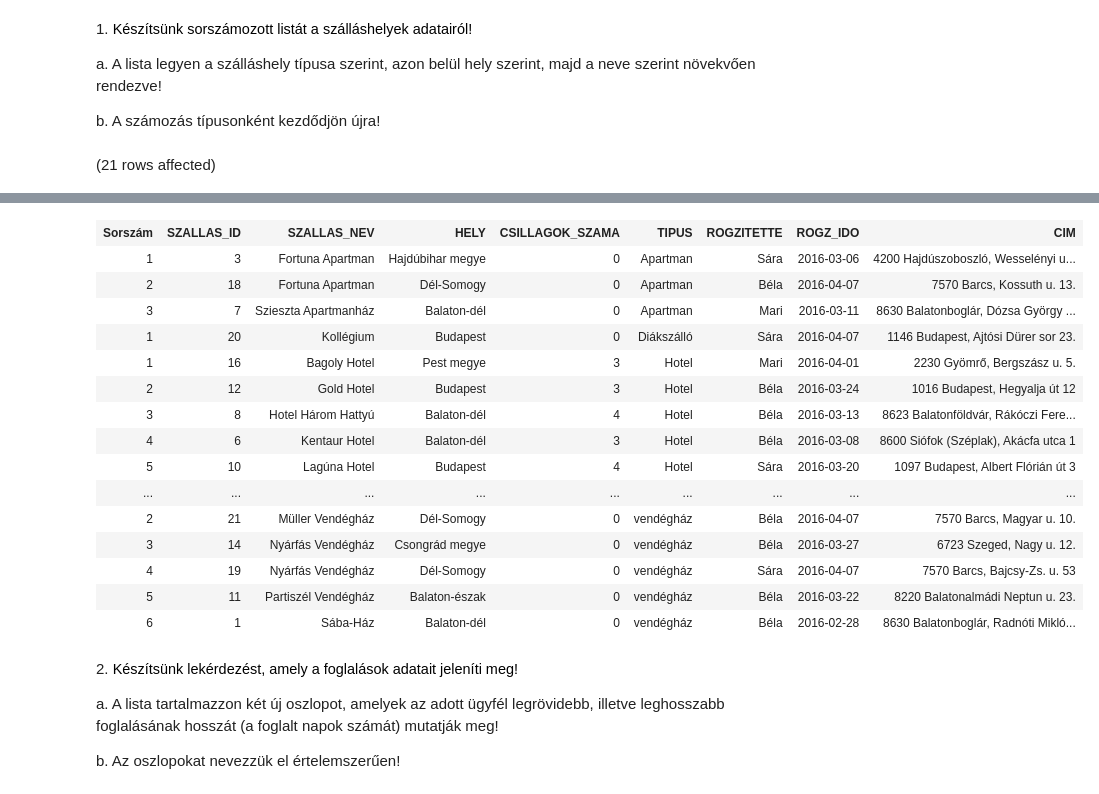
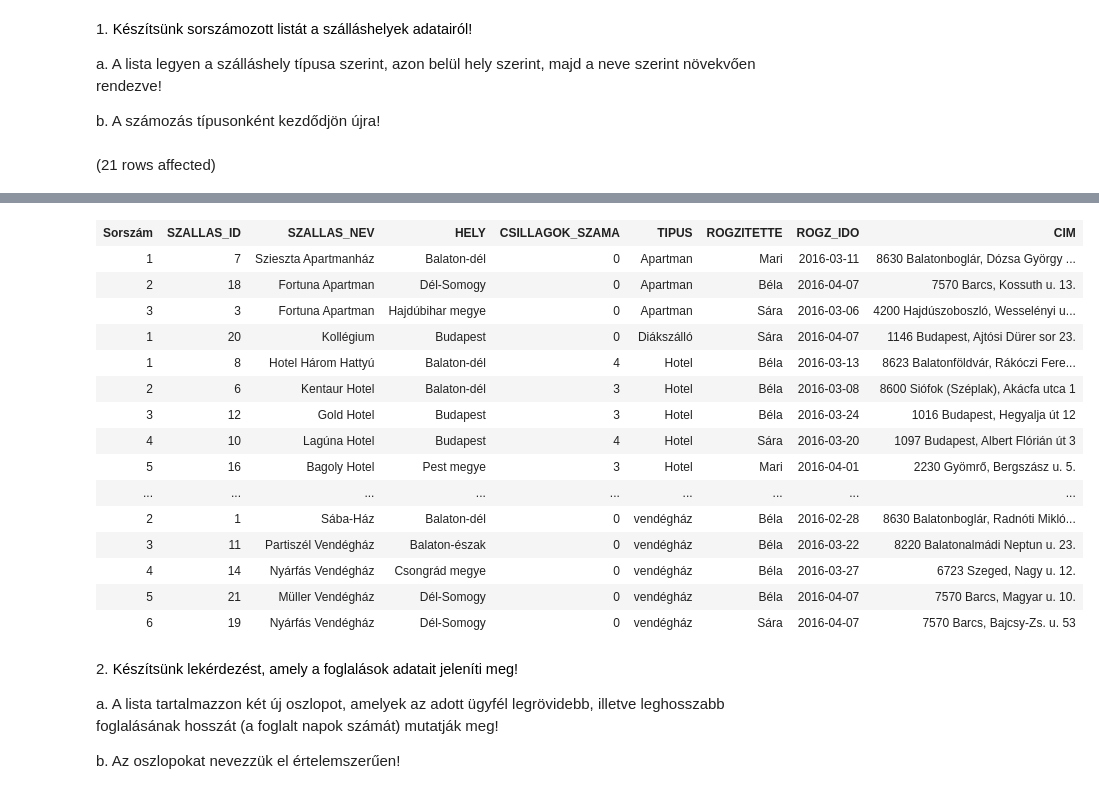
Before and after one commit to szantov/sql_g02, a Jupyter notebook: gyakorlat06_feladatok.ipynb, the cells around one changed output, grey strips where cells are left out. Drawn from its saved outputs; the diff is of its cells as text; code cells hidden in the pictures.

```diff
--- a/gyakorlat06_feladatok.ipynb
+++ b/gyakorlat06_feladatok.ipynb
@@ -5,10 +5,8 @@ a. A lista legyen a szálláshely típusa szerint, azon belül hely szerint, maj
 
 b. A számozás típusonként kezdődjön újra!
 # %%
-SELECT ROW_NUMBER() OVER(
-    PARTITION BY TIPUS
-    ORDER BY TIPUS, SZALLAS_NEV) AS 'Sorszám',
-       *
-FROM szallashely
+SELECT ROW_NUMBER() OVER(PARTITION BY TIPUS ORDER BY HELY, SZALLAS_NEV) AS 'Sorszám', *
+FROM Szallashely
+ORDER BY TIPUS, HELY, SZALLAS_NEV
 # %% [output]
 (21 rows affected)
@@ -16,19 +14,19 @@ Total execution time: 00:00:00.011
 | Sorszám | SZALLAS_ID | SZALLAS_NEV | HELY | CSILLAGOK_SZAMA | TIPUS | ROGZITETTE | ROGZ_IDO | CIM |
-| 1 | 3 | Fortuna Apartman | Hajdúbihar megye | 0 | Apartman | Sára | 2016-03-06 | 4200 Hajdúszoboszló, Wesselényi u... |
+| 1 | 7 | Szieszta Apartmanház | Balaton-dél | 0 | Apartman | Mari | 2016-03-11 | 8630 Balatonboglár, Dózsa György ... |
 | 2 | 18 | Fortuna Apartman | Dél-Somogy | 0 | Apartman | Béla | 2016-04-07 | 7570 Barcs, Kossuth u. 13. |
-| 3 | 7 | Szieszta Apartmanház | Balaton-dél | 0 | Apartman | Mari | 2016-03-11 | 8630 Balatonboglár, Dózsa György ... |
+| 3 | 3 | Fortuna Apartman | Hajdúbihar megye | 0 | Apartman | Sára | 2016-03-06 | 4200 Hajdúszoboszló, Wesselényi u... |
 | 1 | 20 | Kollégium | Budapest | 0 | Diákszálló | Sára | 2016-04-07 | 1146 Budapest, Ajtósi Dürer sor 23. |
-| 1 | 16 | Bagoly Hotel | Pest megye | 3 | Hotel | Mari | 2016-04-01 | 2230 Gyömrő, Bergszász u. 5. |
-| 2 | 12 | Gold Hotel | Budapest | 3 | Hotel | Béla | 2016-03-24 | 1016 Budapest, Hegyalja út 12 |
-| 3 | 8 | Hotel Három Hattyú | Balaton-dél | 4 | Hotel | Béla | 2016-03-13 | 8623 Balatonföldvár, Rákóczi Fere... |
-| 4 | 6 | Kentaur Hotel | Balaton-dél | 3 | Hotel | Béla | 2016-03-08 | 8600 Siófok (Széplak), Akácfa utca 1 |
-| 5 | 10 | Lagúna Hotel | Budapest | 4 | Hotel | Sára | 2016-03-20 | 1097 Budapest, Albert Flórián út 3 |
+| 1 | 8 | Hotel Három Hattyú | Balaton-dél | 4 | Hotel | Béla | 2016-03-13 | 8623 Balatonföldvár, Rákóczi Fere... |
+| 2 | 6 | Kentaur Hotel | Balaton-dél | 3 | Hotel | Béla | 2016-03-08 | 8600 Siófok (Széplak), Akácfa utca 1 |
+| 3 | 12 | Gold Hotel | Budapest | 3 | Hotel | Béla | 2016-03-24 | 1016 Budapest, Hegyalja út 12 |
+| 4 | 10 | Lagúna Hotel | Budapest | 4 | Hotel | Sára | 2016-03-20 | 1097 Budapest, Albert Flórián út 3 |
+| 5 | 16 | Bagoly Hotel | Pest megye | 3 | Hotel | Mari | 2016-04-01 | 2230 Gyömrő, Bergszász u. 5. |
 | ... | ... | ... | ... | ... | ... | ... | ... | ... |
-| 2 | 21 | Müller Vendégház | Dél-Somogy | 0 | vendégház | Béla | 2016-04-07 | 7570 Barcs, Magyar u. 10. |
-| 3 | 14 | Nyárfás Vendégház | Csongrád megye | 0 | vendégház | Béla | 2016-03-27 | 6723 Szeged, Nagy u. 12. |
-| 4 | 19 | Nyárfás Vendégház | Dél-Somogy | 0 | vendégház | Sára | 2016-04-07 | 7570 Barcs, Bajcsy-Zs. u. 53 |
-| 5 | 11 | Partiszél Vendégház | Balaton-észak | 0 | vendégház | Béla | 2016-03-22 | 8220 Balatonalmádi Neptun u. 23. |
-| 6 | 1 | Sába-Ház | Balaton-dél | 0 | vendégház | Béla | 2016-02-28 | 8630 Balatonboglár, Radnóti Mikló... |
+| 2 | 1 | Sába-Ház | Balaton-dél | 0 | vendégház | Béla | 2016-02-28 | 8630 Balatonboglár, Radnóti Mikló... |
+| 3 | 11 | Partiszél Vendégház | Balaton-észak | 0 | vendégház | Béla | 2016-03-22 | 8220 Balatonalmádi Neptun u. 23. |
+| 4 | 14 | Nyárfás Vendégház | Csongrád megye | 0 | vendégház | Béla | 2016-03-27 | 6723 Szeged, Nagy u. 12. |
+| 5 | 21 | Müller Vendégház | Dél-Somogy | 0 | vendégház | Béla | 2016-04-07 | 7570 Barcs, Magyar u. 10. |
+| 6 | 19 | Nyárfás Vendégház | Dél-Somogy | 0 | vendégház | Sára | 2016-04-07 | 7570 Barcs, Bajcsy-Zs. u. 53 |
 # %% [markdown]
 2. <span style="background-color: rgb(255, 255, 255); color: rgb(0, 0, 0); font-family: &quot;Open Sans&quot;, sans-serif; font-size: 14.44px;">Készítsünk lekérdezést, amely a foglalások adatait jeleníti meg!&nbsp;</span>
 
```
Also changed, not shown: parts of 12 cells of this notebook, 1 other file.
